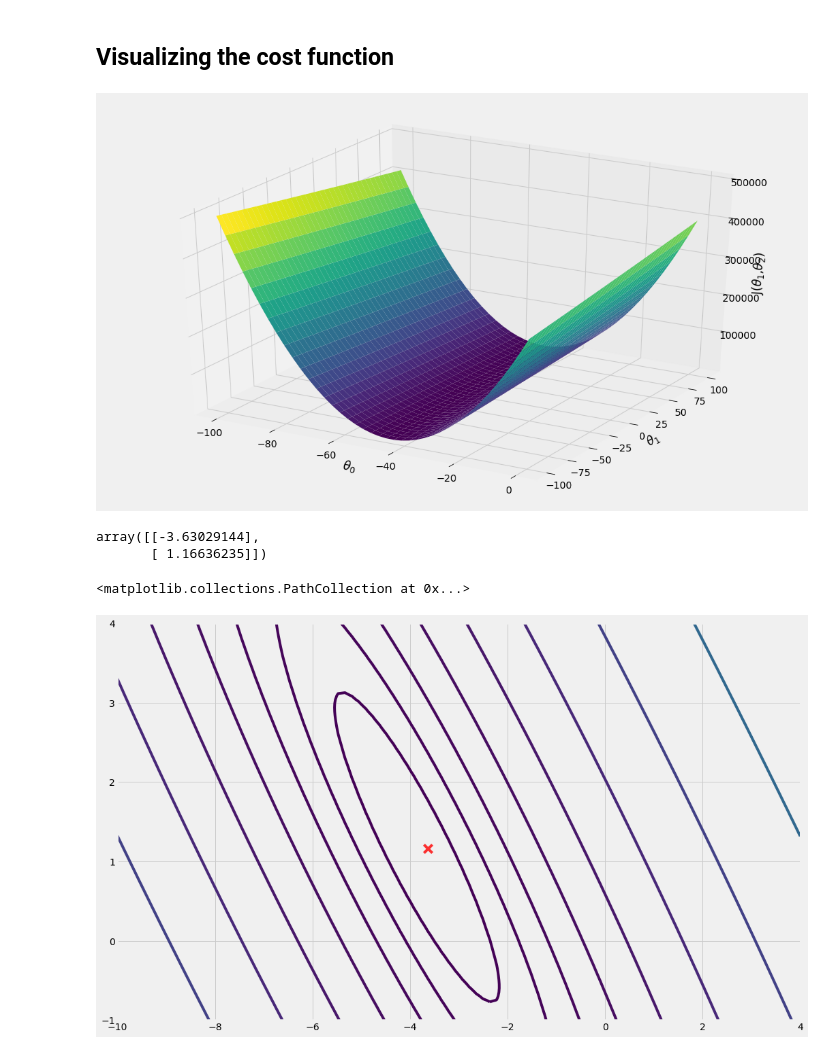
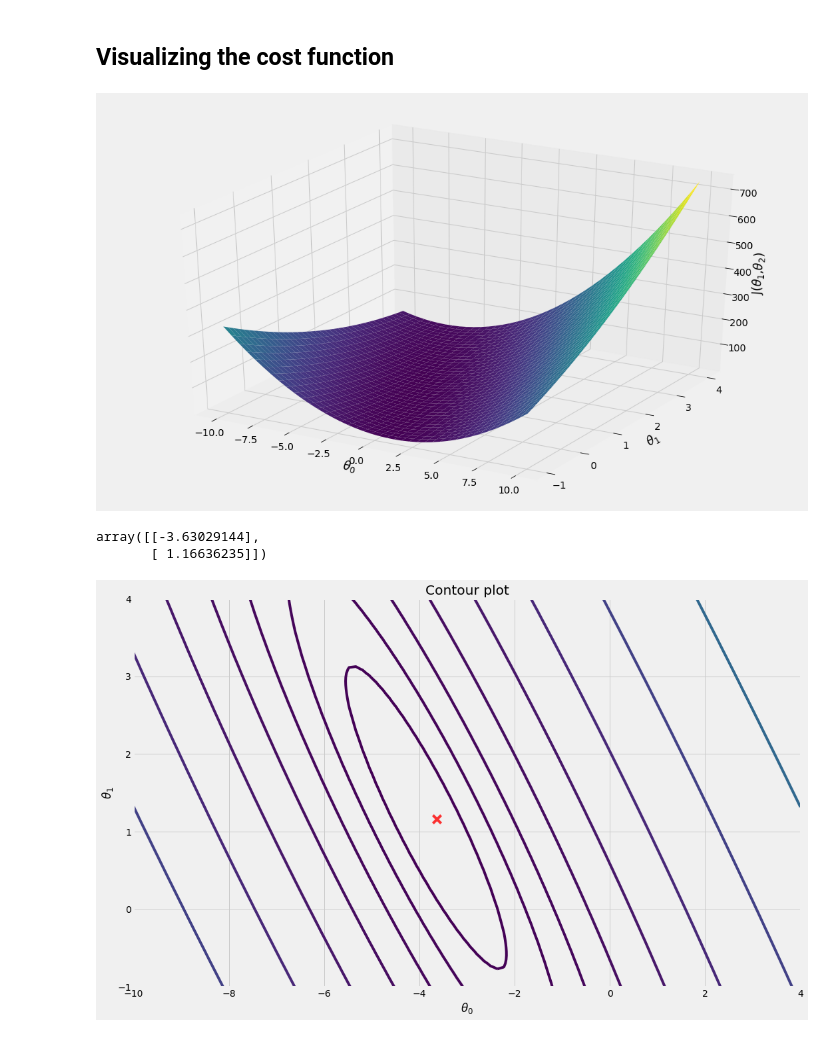
Before and after one commit to amoskovskykh/machine_learning_coursera_andrewng, a Jupyter notebook: linear_regression.ipynb, the cells around one changed output. Saved outputs shown, nothing was run; the diff lists cells and outputs as text; code cells hidden in the pictures.

Commit message:
improved plots

```diff
--- a/linear_regression.ipynb
+++ b/linear_regression.ipynb
@@ -74,25 +74,25 @@ plt.show()
 # %% [markdown]
 ## Visualizing the cost function
 # %%
-theta0_vals = np.linspace(-100, 0, 40)
-theta1_vals = np.linspace(-100, 100, 40)
+theta0_vals = np.linspace(-10, 10, 40)
+theta1_vals = np.linspace(-1, 4, 40)
 t = np.zeros((2,1))
 J_vals = np.zeros((theta0_vals.shape[0], theta1_vals.shape[0]))
 
 for i in range(theta0_vals.shape[0]):
     for j in range(theta1_vals.shape[0]):
         t[0], t[1] = theta0_vals[i], theta1_vals[j]
         J_vals[i][j] = cost_func(X, y, t)
 
 theta0_vals, theta1_vals = np.meshgrid(theta0_vals, theta1_vals)
 ax = plt.axes(projection = '3d')
 ax.plot_surface(theta0_vals, theta1_vals, J_vals, rstride = 1, cstride = 1, cmap = 'viridis', edgecolor = 'none');
 ax.set_xlabel(r'$\theta_0$')
 ax.set_ylabel(r'$\theta_1$')
 ax.set_zlabel(r'J($\theta_1$,$\theta_2$)')
 plt.show()
 # %% [output]
-[figure, old version]
+[figure, new version]
 # %%
 theta
 # %% [output]
@@ -113,6 +113,9 @@ for i in range(theta0_vals.shape[0]):
 theta0_vals, theta1_vals = np.meshgrid(theta0_vals, theta1_vals)
 plt.contour(theta0_vals, theta1_vals, J_vals, np.logspace(-2, 3, 22))
 plt.scatter(theta[0], theta[1], s = 150, c = 'r', marker = 'x', alpha = 0.8)
+plt.xlabel(r'$\theta_0$')
+plt.ylabel(r'$\theta_1$')
+plt.title('Contour plot')
+plt.show()
 # %% [output]
-<matplotlib.collections.PathCollection at 0x...>
-[figure, old version]
+[figure, new version]
```
Also changed, not shown: 1 other file.
